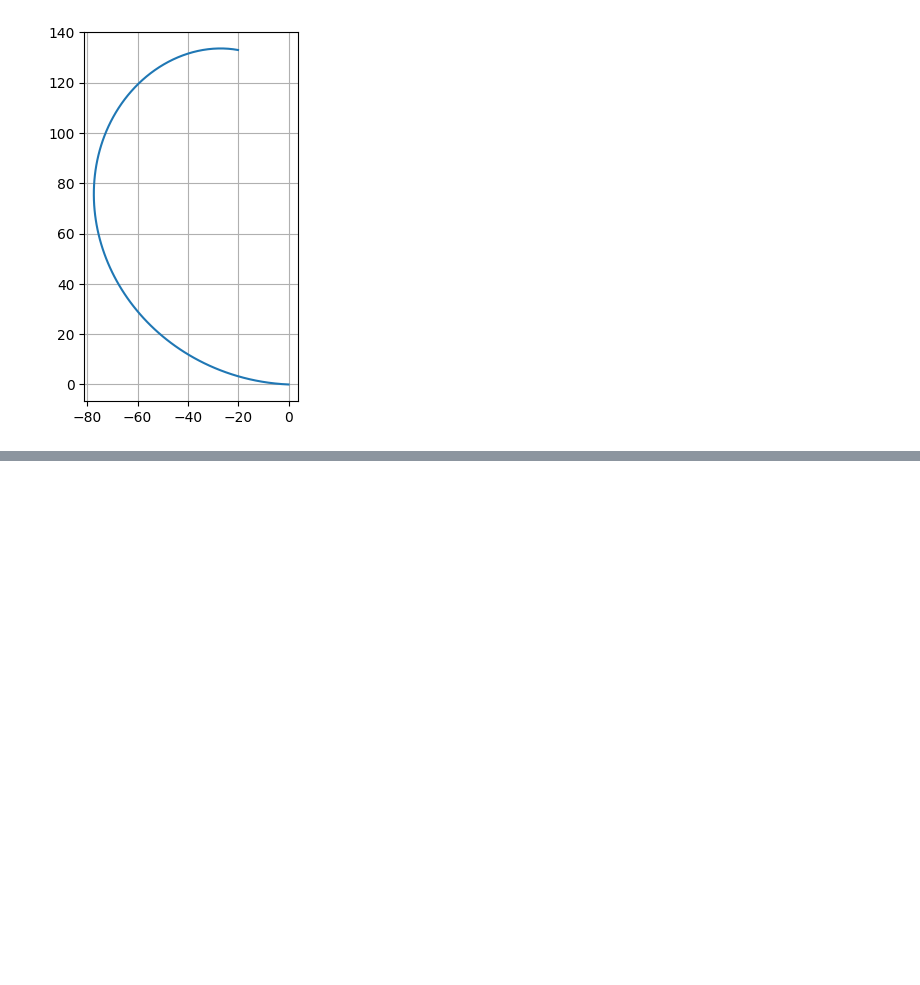
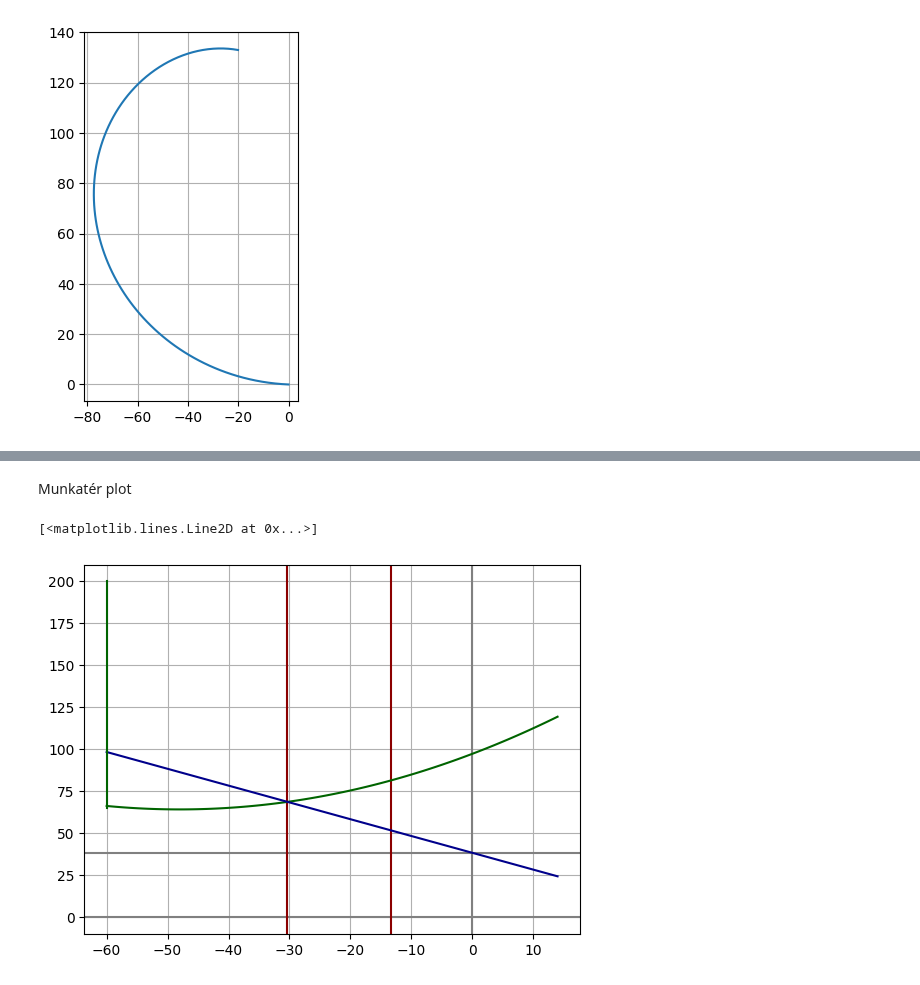
Before and after one commit to BellerAndras/hyperelastic-models, a Jupyter notebook: Characteristics_plot.ipynb, the cells around one changed output, grey strips where cells are left out. Saved outputs shown, nothing was run; the diff lists cells and outputs as text; code cells hidden in the pictures; blank space fills up the shorter version.

```diff
--- a/Characteristics_plot.ipynb
+++ b/Characteristics_plot.ipynb
@@ -24,0 +182,20 @@ plt.show()
+# %% [markdown]
+Munkatér plot
+# %%
+x_cl = 46.65 # számolni kódban szintén
+
+fig6, ax6 = plt.subplots()
+
+ax6.axhline(H0,color="gray")
+ax6.axhline(0,color="gray")
+ax6.axvline(0,color="gray")
+ax6.axvline(-Dc/2+x_cl,color="darkred")
+ax6.axvline(-Dc/2+x_dm,color="darkred")
+ax6.grid()
+ax6.plot(xvals_cont_1_r, fit_z1_r, '-', label='fit',color="darkgreen")
+ax6.plot(xvals_cont_1_r, zc, '-', label='fit',color="darkblue")
+ax6.plot([-Dc/2,-Dc/2],[H,H-L],color="darkgreen")
+#ax6.set_aspect("equal")
+# %% [output]
+[<matplotlib.lines.Line2D at 0x...>]
+[figure, added]
```
Also changed, not shown: parts of 9 cells of this notebook, 2 other files.
